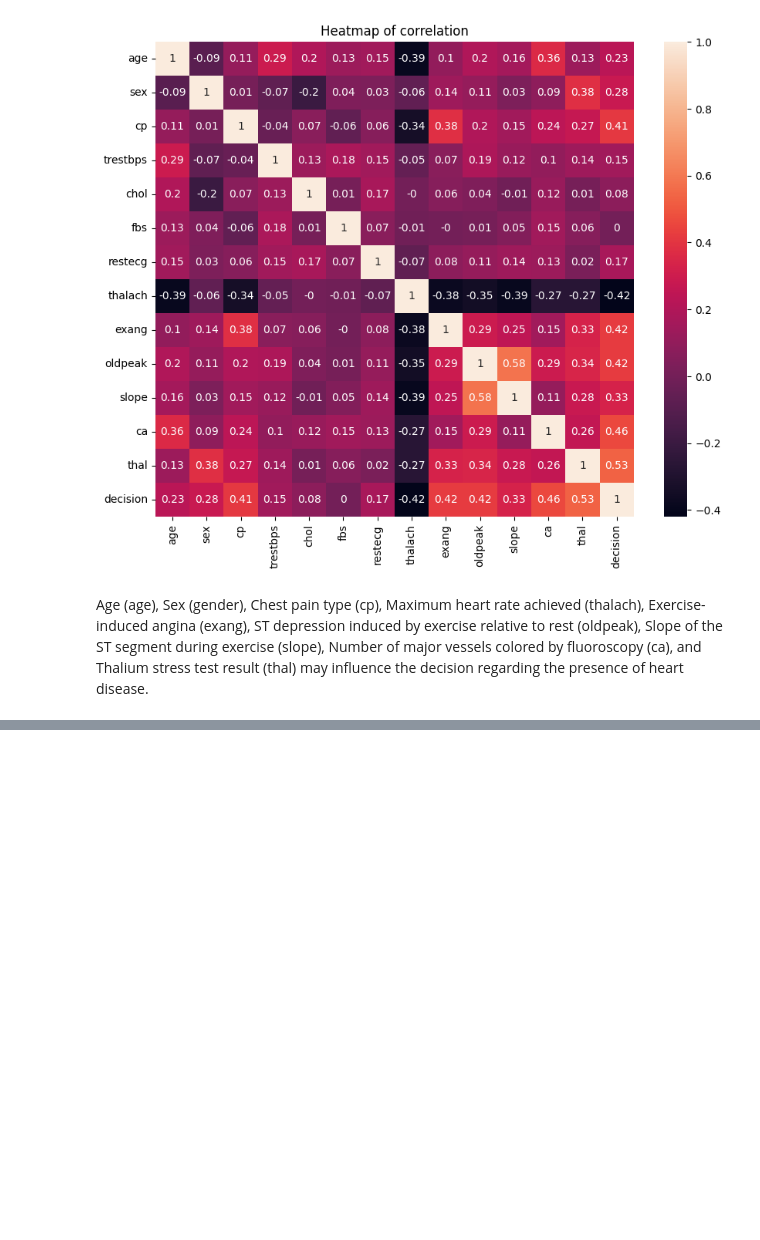
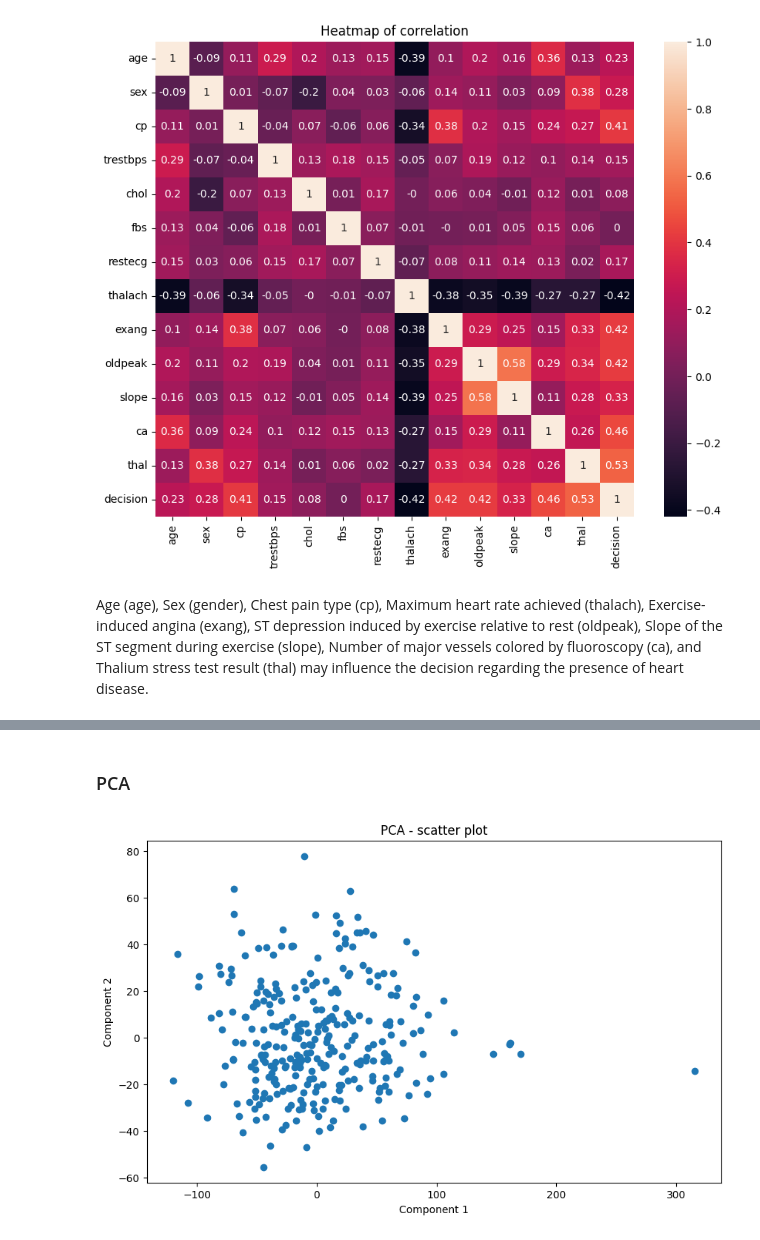
Before and after one commit to MrDomian/Heart-Disease-Risk-Prediction, a Jupyter notebook: Data analysis.ipynb, the cells around one changed output, grey strips where cells are left out. Cells and saved outputs as stored; diff of their text form; code cells hidden in the pictures; blank space fills up the shorter version.

```diff
--- a/Data analysis.ipynb
+++ b/Data analysis.ipynb
@@ -248,0 +289,17 @@ Age (age), Sex (gender), Chest pain type (cp), Maximum heart rate achieved (thal
+# %% [markdown]
+### PCA
+# %%
+pca = PCA(n_components=2)
+data_pca = pca.fit_transform(data)
+
+x = data_pca[:, 0]
+y = data_pca[:, 1]
+
+plt.figure(figsize=(10, 6))
+plt.scatter(x, y)
+plt.xlabel('Component 1')
+plt.ylabel('Component 2')
+plt.title('PCA - scatter plot')
+plt.show()
+# %% [output]
+[figure, added]
```
Also changed, not shown: parts of 7 cells of this notebook.
